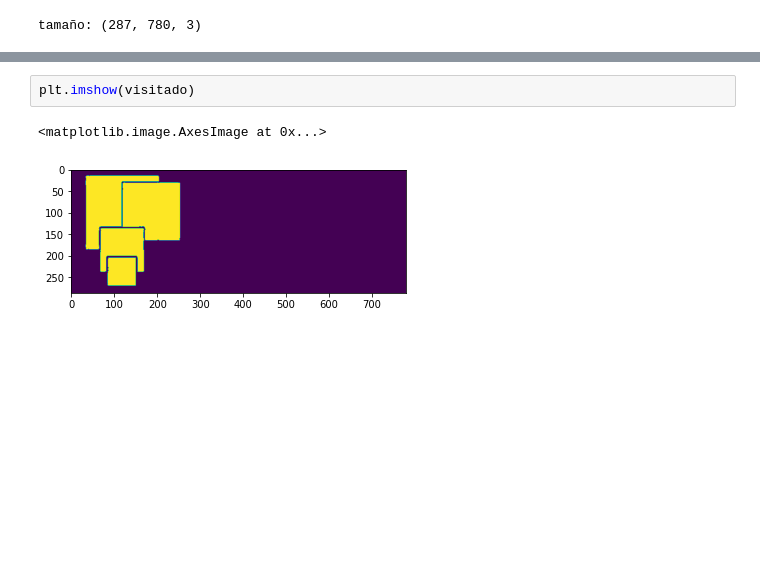
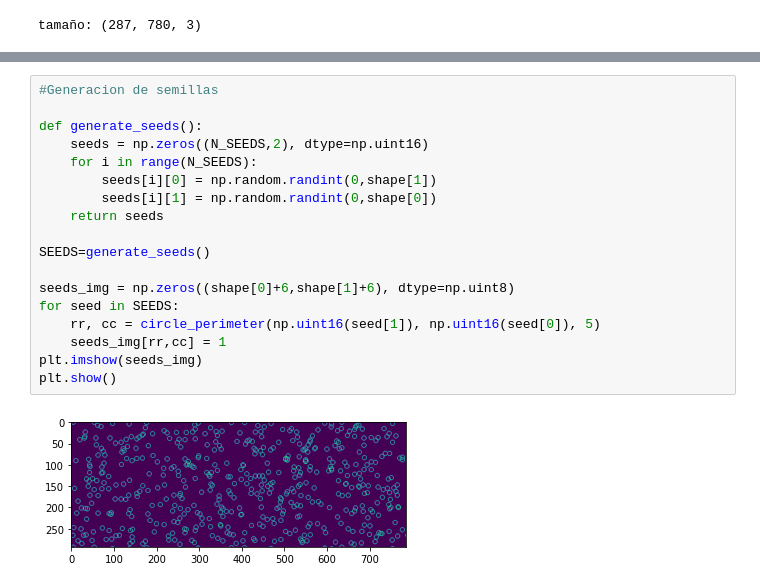
Before and after one commit to ChristopherMoralesA/Tarea-2-Vision, a Jupyter notebook: Notebook-tarea-2.ipynb, the cells around one changed output, grey strips where cells are left out. Cells and saved outputs as stored; diff of their text form; blank space fills up the shorter version.

```diff
--- a/Notebook-tarea-2.ipynb
+++ b/Notebook-tarea-2.ipynb
@@ -132,5 +131,20 @@ IndexError: invalid index to scalar variable.
-# %%
-plt.imshow(visitado)
-# %% [output]
-<matplotlib.image.AxesImage at 0x...>
-[figure, removed]
+# %%
+#Generacion de semillas
+
+def generate_seeds():
+    seeds = np.zeros((N_SEEDS,2), dtype=np.uint16)
+    for i in range(N_SEEDS):
+        seeds[i][0] = np.random.randint(0,shape[1])
+        seeds[i][1] = np.random.randint(0,shape[0])
+    return seeds
+
+SEEDS=generate_seeds()
+
+seeds_img = np.zeros((shape[0]+6,shape[1]+6), dtype=np.uint8)
+for seed in SEEDS:
+    rr, cc = circle_perimeter(np.uint16(seed[1]), np.uint16(seed[0]), 5)
+    seeds_img[rr,cc] = 1
+plt.imshow(seeds_img)
+plt.show()
+# %% [output]
+[figure, added]
```
Also changed, not shown: parts of 6 cells of this notebook.
